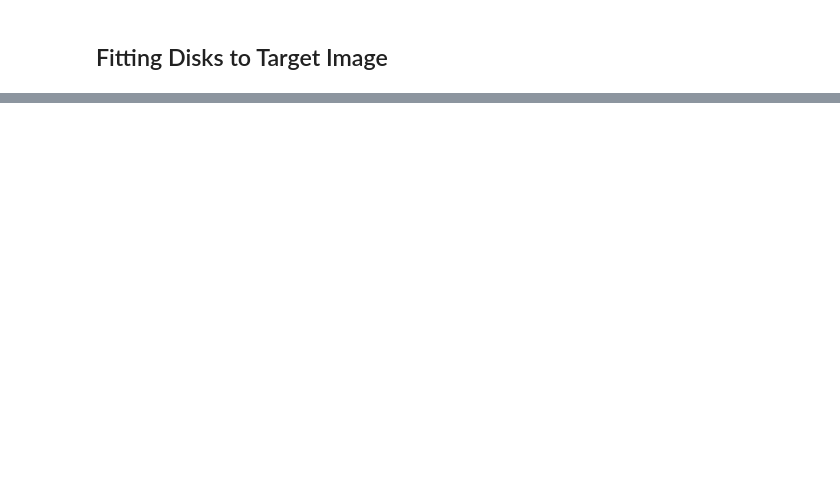
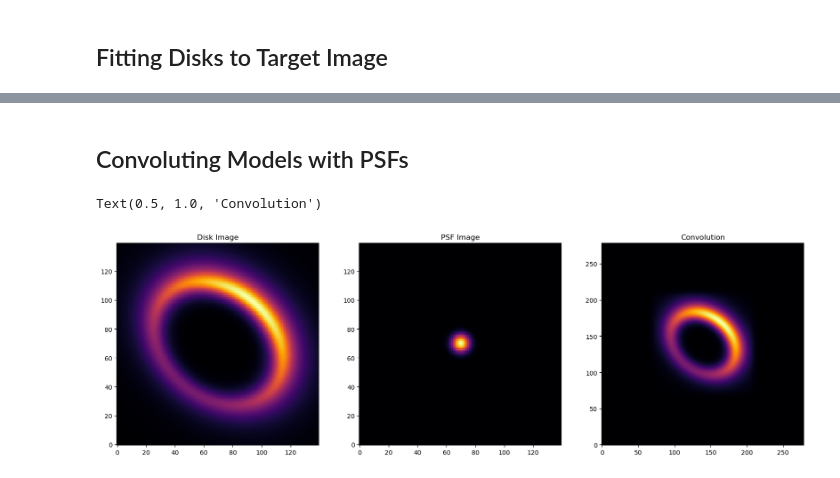
Before and after one commit to mihir-r-kondapalli/GRaTeR-JAX, a Jupyter notebook: DiskTutorial.ipynb, the cells around one changed output, grey strips where cells are left out. Drawn from its saved outputs; the diff is of its cells as text; code cells hidden in the pictures; blank space fills up the shorter version.

```diff
--- a/DiskTutorial.ipynb
+++ b/DiskTutorial.ipynb
@@ -204,0 +205,2 @@ Text(0.5, 1.0, 'Target Image')
+# %% [markdown]
+## Convoluting Models with PSFs
@@ -204,0 +210,27 @@ Text(0.5, 1.0, 'Target Image')
+# %%
+psf_params = {
+        "amplitude": 1,
+        "theta": 4,
+        "offset": 0
+    }
+disk_image_orig = jax_model(DustEllipticalDistribution2PowerLaws, HenyeyGreenstein_SPF, disk_params, spf_params_HG)
+
+x_vector = (jnp.arange(0, 140) - 70)*0.01225*50.
+y_vector = (jnp.arange(0, 140) - 70)*0.01225*50.
+
+psf_image = GAUSSIAN_PSF.generate(jnp.meshgrid(x_vector, y_vector), GAUSSIAN_PSF.init(psf_params))
+disk_image_psf = convolve2d(disk_image_orig, psf_image)
+
+fig, axes = plt.subplots(1,3, figsize=(20,10))
+
+axes[0].imshow(disk_image_orig, origin='lower', cmap='inferno')
+axes[0].set_title("Disk Image")
+
+axes[1].imshow(psf_image, origin='lower', cmap='inferno')
+axes[1].set_title("PSF Image")
+
+axes[2].imshow(disk_image_psf, origin='lower', cmap='inferno')
+axes[2].set_title("Convolution")
+# %% [output]
+Text(0.5, 1.0, 'Convolution')
+[figure, added]
```
Also changed, not shown: parts of 6 cells of this notebook, 7 other files.
